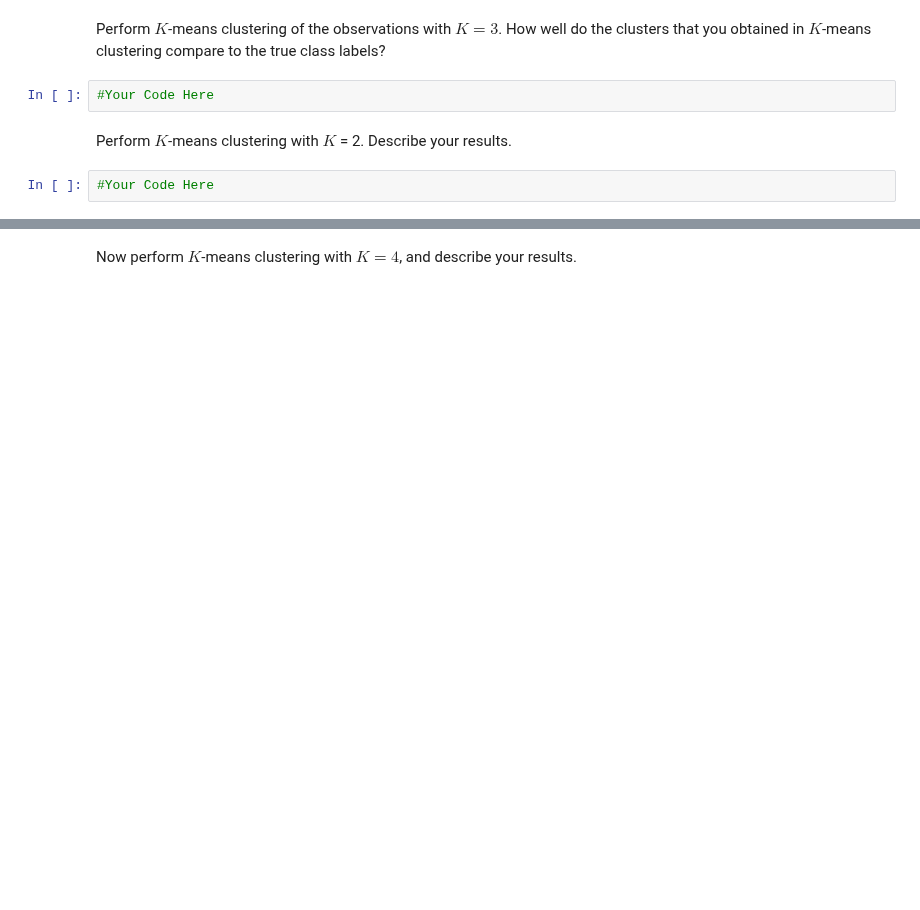
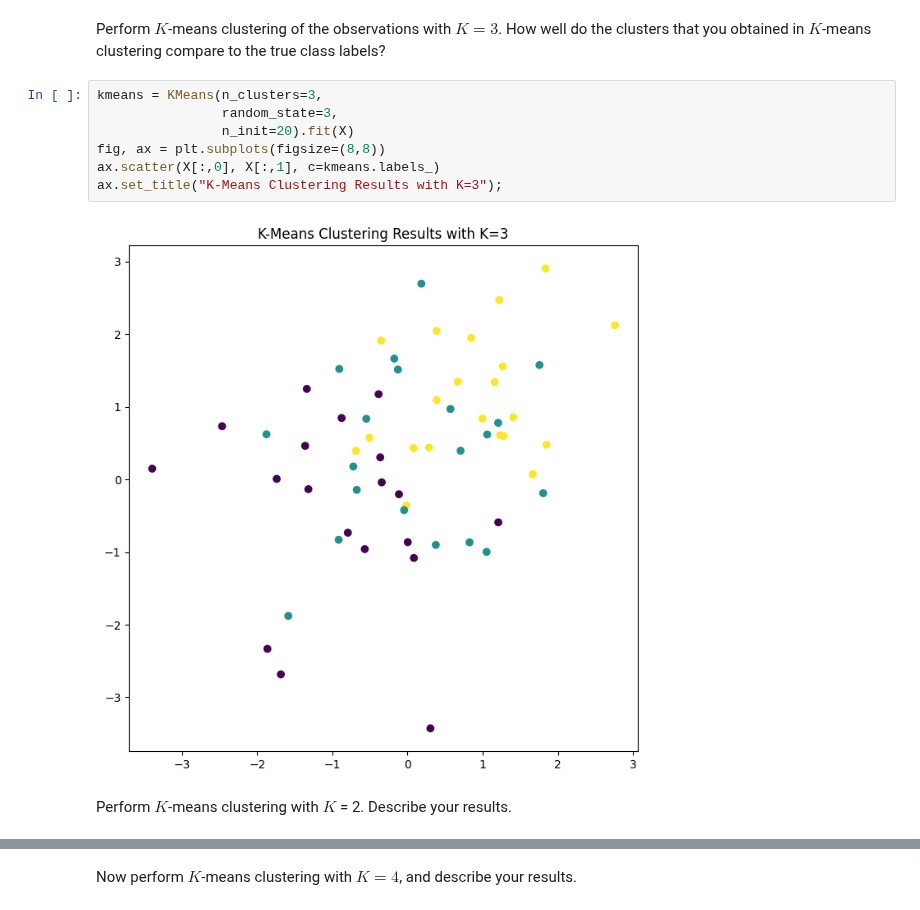
Before and after one commit to robchristiansen13/Learning, a Jupyter notebook: WeberState/CS 6570 (Data Science Algorithms I)/Assignments/CS-6570 Homework 5.ipynb, the cells around one changed output, grey strips where cells are left out. Cells and saved outputs as stored; diff of their text form; blank space fills up the shorter version.

```diff
--- a/WeberState/CS 6570 (Data Science Algorithms I)/Assignments/CS-6570 Homework 5.ipynb
+++ b/WeberState/CS 6570 (Data Science Algorithms I)/Assignments/CS-6570 Homework 5.ipynb
@@ -37,8 +86,13 @@ Perform PCA on the 60 observations and plot the first two principle component sc
 # %% [markdown]
 Perform $K$-means clustering of the observations with $K = 3$. How well do the clusters that you obtained in $K$-means clustering compare to the true class labels?
-# %%
-#Your Code Here
+# %%
+kmeans = KMeans(n_clusters=3,
+                random_state=3,
+                n_init=20).fit(X)
+fig, ax = plt.subplots(figsize=(8,8))
+ax.scatter(X[:,0], X[:,1], c=kmeans.labels_)
+ax.set_title("K-Means Clustering Results with K=3");
+# %% [output]
+[figure, added]
 # %% [markdown]
 Perform $K$-means clustering with $K$ = 2. Describe your results.
-# %%
-#Your Code Here
```
Also changed, not shown: parts of 7 cells of this notebook.
